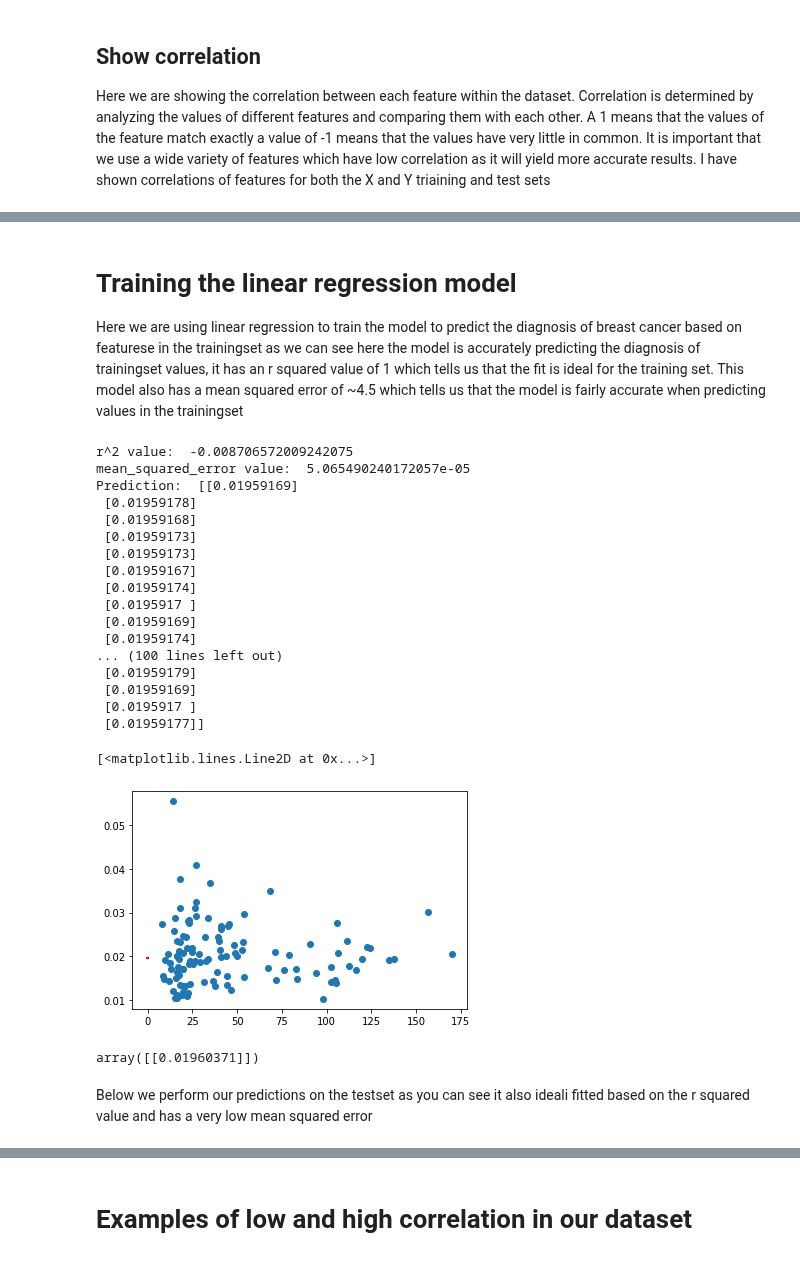
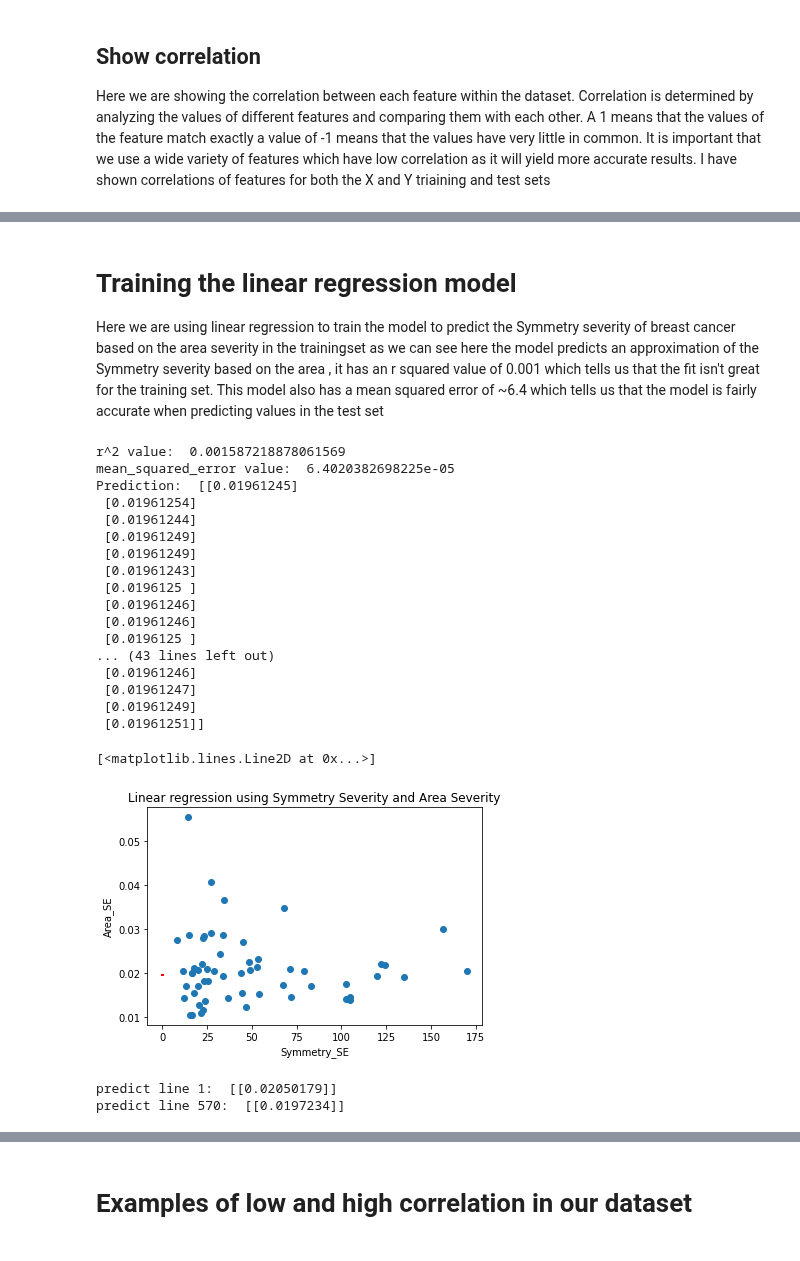
Before and after one commit to Ultan-Kearns/LYIT-Machine-Learning-Project, a Jupyter notebook: CA3Notebook.ipynb, the cells around one changed output, grey strips where cells are left out. Drawn from its saved outputs; the diff is of its cells as text; code cells hidden in the pictures.

```diff
--- a/CA3Notebook.ipynb
+++ b/CA3Notebook.ipynb
@@ -36,7 +36,7 @@ testSet = testSet.drop(['ID'],axis=1)
 X = trainingSet
 y = testSet
 from sklearn.model_selection import train_test_split
-X_train, X_test, y_train, y_test = train_test_split(X, y, test_size=0.4, random_state=42)
+X_train, X_test, y_train, y_test = train_test_split(X, y, test_size=0.2, random_state=42)
 # %%
 print('X_train ',X_train)
 print('y_train ',y_train)
@@ -211,51 +211,56 @@ y_test.corr(method='pearson')
 # %% [markdown]
 # Training the linear regression model
 
-Here we are using linear regression to train the model to predict the diagnosis of breast cancer based on featurese in the trainingset as we can see here the model is accurately predicting the diagnosis of trainingset values, it has an r squared value of 1 which tells us that the fit is ideal for the training set.  This model also has a mean squared error of ~4.5 which tells us that the model is fairly accurate when predicting values in the trainingset
+Here we are using linear regression to train the model to predict the Symmetry severity of breast cancer based on the area severity in the trainingset as we can see here the model predicts an approximation of the Symmetry severity based on the area , it has an r squared value of 0.001  which tells us that the fit isn't great for the training set.  This model also has a mean squared error of ~6.4 which tells us that the model is fairly accurate when predicting values in the test set
 # %%
 # Here we train a model to perform linear regression data set to predict the diagnosis
 
 from sklearn.linear_model import LinearRegression
 from sklearn.metrics import mean_squared_error, r2_score
 from math import sqrt
 # create the linear regression model by fitting training set to the test set
 y_testArray = np.array(y_test['Symmetry_SE']).reshape(-1,1)
 y_trainArray = np.array(y_train['Symmetry_SE']).reshape(-1,1)
 X_trainArray = np.array(X_train['Area_SE']).reshape(-1,1)
 X_testArray = np.array(X_test['Area_SE']).reshape(-1,1)
 
 regression_model = LinearRegression().fit(X_trainArray, y_trainArray)
 # Score the model and retrive r^2 value
-rSquared = regression_model.score(X_testArray, y_testArray)
+rSquared = regression_model.score(X_trainArray, y_trainArray)
+print('r^2 value: ', rSquared)
 prediction = regression_model.predict(y_testArray)
-print('r^2 value: ', rSquared)
 print('mean_squared_error value: ', mean_squared_error(y_testArray, prediction))
 print('Prediction: ', regression_model.predict(y_testArray))
+plt.xlabel("Symmetry_SE")
+plt.ylabel("Area_SE")
+plt.title('Linear regression using Symmetry Severity and Area Severity')
 plt.scatter(X_testArray,y_testArray)
 plt.plot(y_testArray,prediction,c='r')
 # %% [output]
-r^2 value:  -0.008706572009242075
-mean_squared_error value:  5.065490240172057e-05
-Prediction:  [[0.01959169]
- [0.01959178]
- [0.01959168]
- [0.01959173]
- [0.01959173]
- [0.01959167]
- [0.01959174]
- [0.0195917 ]
- [0.01959169]
- [0.01959174]
-... (100 lines left out)
- [0.01959179]
- [0.01959169]
- [0.0195917 ]
- [0.01959177]]
+r^2 value:  0.001587218878061569
+mean_squared_error value:  6.4020382698225e-05
+Prediction:  [[0.01961245]
+ [0.01961254]
+ [0.01961244]
+ [0.01961249]
+ [0.01961249]
+ [0.01961243]
+ [0.0196125 ]
+ [0.01961246]
+ [0.01961246]
+ [0.0196125 ]
+... (43 lines left out)
+ [0.01961246]
+ [0.01961247]
+ [0.01961249]
+ [0.01961251]]
 [<matplotlib.lines.Line2D at 0x...>]
-[figure, old version]
+[figure, new version]
-# %%
-regression_model.predict([[1.976]])
-# %% [output]
-array([[0.01960371]])
-# %% [markdown]
-Below we perform our predictions on the testset as you can see it also ideali fitted based on the r squared value and has a very low mean squared error
+# %%
+#0.03003 actual value line 1 of excel
+print('predict line 1: ',regression_model.predict([[153.4]]))
+# actual 0.026
+print('predict line 570: ',regression_model.predict([[19.15]]))
+# %% [output]
+predict line 1:  [[0.02050179]]
+predict line 570:  [[0.0197234]]
```
Also changed, not shown: parts of 22 cells of this notebook.
